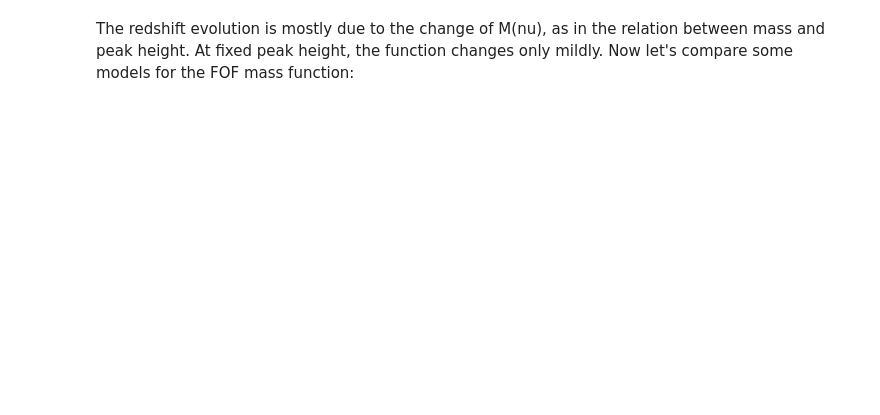
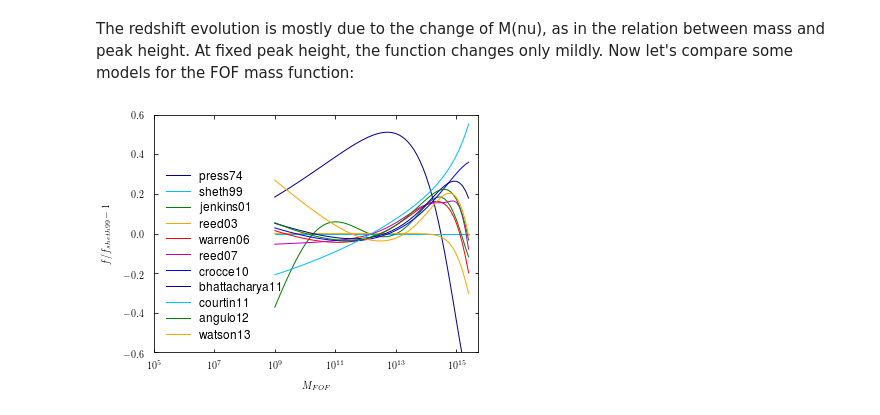
Before and after one commit to Shiriny24/colossus, a Jupyter notebook: tutorials/tutorial_lss_mass_function.ipynb, the cells around one changed output. Cells and saved outputs as stored; diff of their text form; code cells hidden in the pictures; blank space fills up the shorter version.

```diff
--- a/tutorials/tutorial_lss_mass_function.ipynb
+++ b/tutorials/tutorial_lss_mass_function.ipynb
@@ -33,2 +35,22 @@ plt.legend();
 # %% [markdown]
 The redshift evolution is mostly due to the change of M(nu), as in the relation between mass and peak height. At fixed peak height, the function changes only mildly. Now let's compare some models for the FOF mass function:
+# %%
+z = 0.0
+M = 10**np.arange(9.0, 15.5, 0.1)
+
+plt.figure()
+plt.xscale('log')
+plt.xlabel('$M_{FOF}$')
+plt.ylabel('$f/f_{sheth99} - 1$')
+plt.xlim(1E5, 5E15)
+plt.ylim(-0.6, 0.6)
+plt.axhline(1.0, ls = '--', color = 'gray')
+
+ref = mass_function.massFunction(M, z, model = 'sheth99')
+for model in mass_function.models:
+    if 'fof' in mass_function.models[model].mdefs:
+        mfunc = mass_function.massFunction(M, z, mdef = 'fof', model = model)
+        plt.plot(M, mfunc / ref - 1.0, '-', label = model)
+plt.legend(loc = 3);
+# %% [output]
+[figure, added]
```
Also changed, not shown: parts of 3 cells of this notebook, 22 other files.
